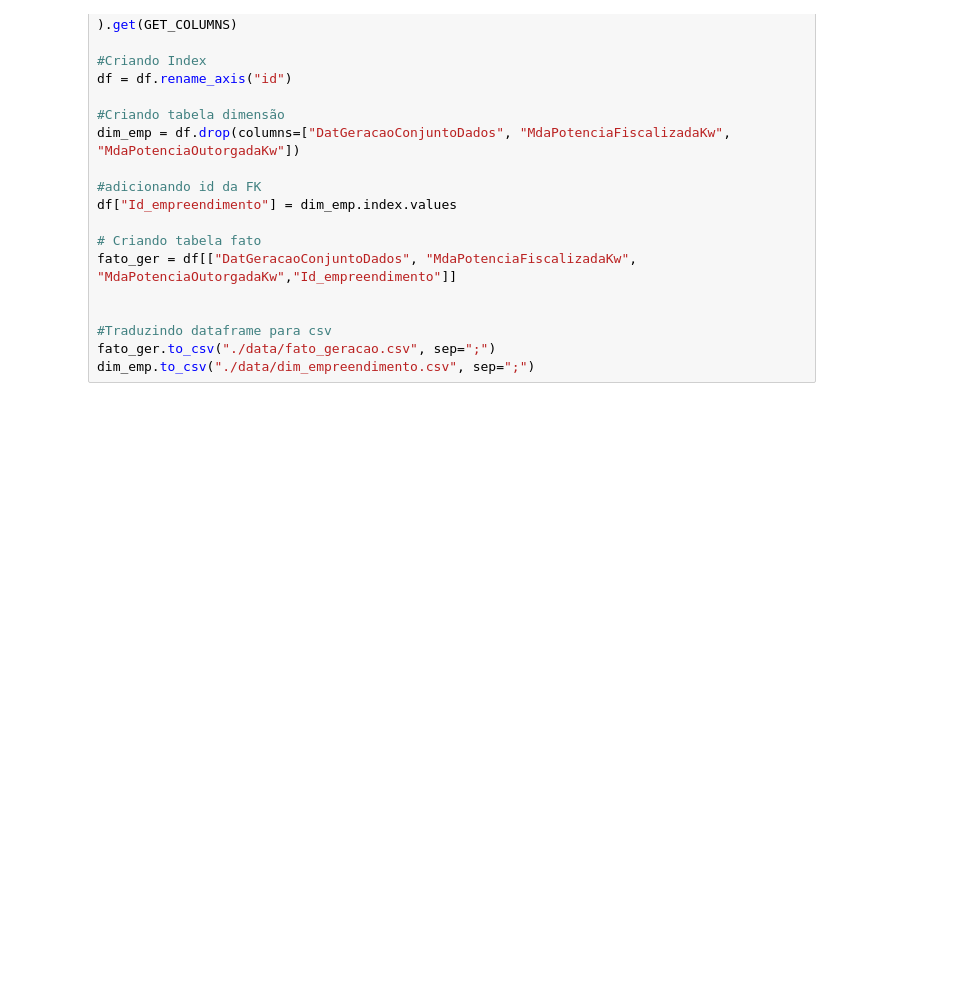
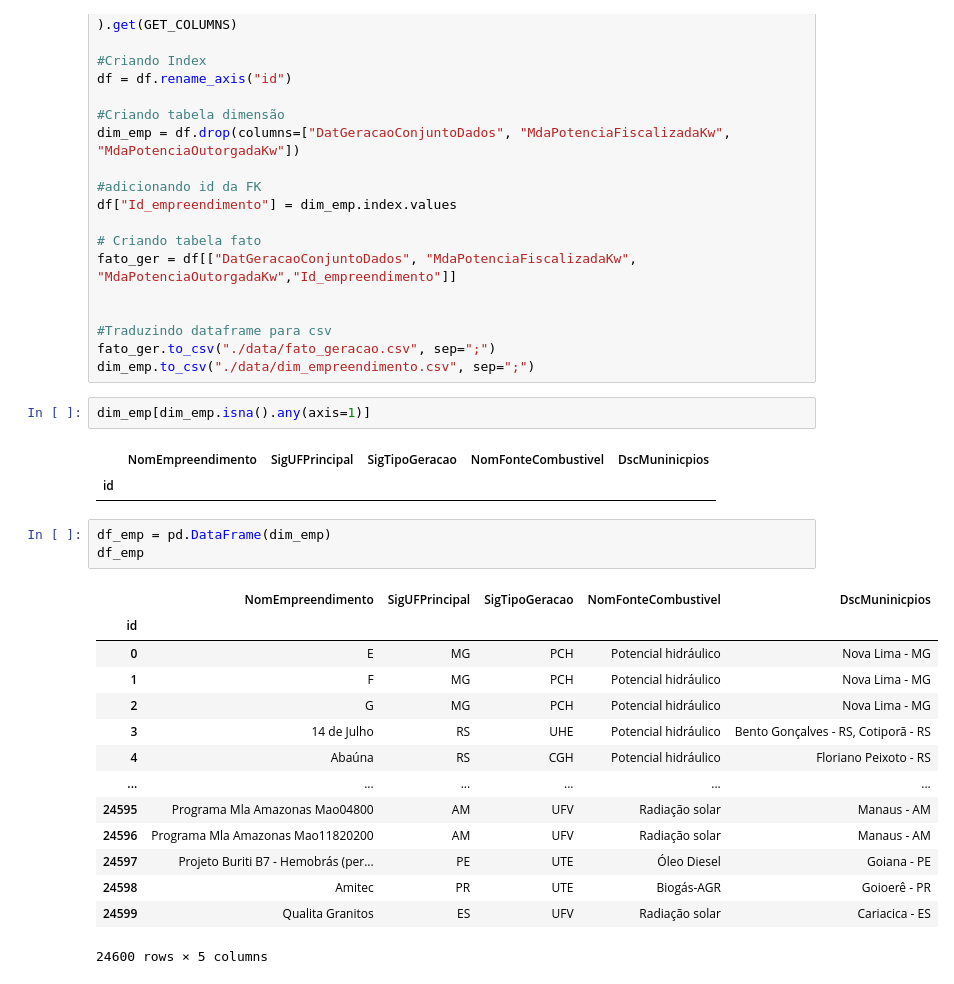
Before and after one commit to TiagoRCunha/pi-03-relacao-energia-condicao-climatica, a Jupyter notebook: empreendimentos.ipynb, the cells around one changed output. Cells and saved outputs as stored; diff of their text form; blank space fills up the shorter version.

```diff
--- a/empreendimentos.ipynb
+++ b/empreendimentos.ipynb
@@ -37,3 +37,26 @@ fato_ger = df[["DatGeracaoConjuntoDados", "MdaPotenciaFiscalizadaKw", "MdaPotenc
 #Traduzindo dataframe para csv
 fato_ger.to_csv("./data/fato_geracao.csv", sep=";")
 dim_emp.to_csv("./data/dim_empreendimento.csv", sep=";")
+# %%
+dim_emp[dim_emp.isna().any(axis=1)]
+# %% [output]
+|  | NomEmpreendimento | SigUFPrincipal | SigTipoGeracao | NomFonteCombustivel | DscMuninicpios |
+| id |  |  |  |  |  |
+# %%
+df_emp = pd.DataFrame(dim_emp)
+df_emp
+# %% [output]
+|  | NomEmpreendimento | SigUFPrincipal | SigTipoGeracao | NomFonteCombustivel | DscMuninicpios |
+| id |  |  |  |  |  |
+| 0 | E | MG | PCH | Potencial hidráulico | Nova Lima - MG |
+| 1 | F | MG | PCH | Potencial hidráulico | Nova Lima - MG |
+| 2 | G | MG | PCH | Potencial hidráulico | Nova Lima - MG |
+| 3 | 14 de Julho | RS | UHE | Potencial hidráulico | Bento Gonçalves - RS, Cotiporã - RS |
+| 4 | Abaúna | RS | CGH | Potencial hidráulico | Floriano Peixoto - RS |
+| ... | ... | ... | ... | ... | ... |
+| 24595 | Programa Mla Amazonas Mao04800 | AM | UFV | Radiação solar | Manaus - AM |
+| 24596 | Programa Mla Amazonas Mao11820200 | AM | UFV | Radiação solar | Manaus - AM |
+| 24597 | Projeto Buriti B7 - Hemobrás (per... | PE | UTE | Óleo Diesel | Goiana - PE |
+| 24598 | Amitec | PR | UTE | Biogás-AGR | Goioerê - PR |
+| 24599 | Qualita Granitos | ES | UFV | Radiação solar | Cariacica - ES |
+24600 rows × 5 columns
```
Also changed, not shown: parts of 1 cell of this notebook, 4 other files.
